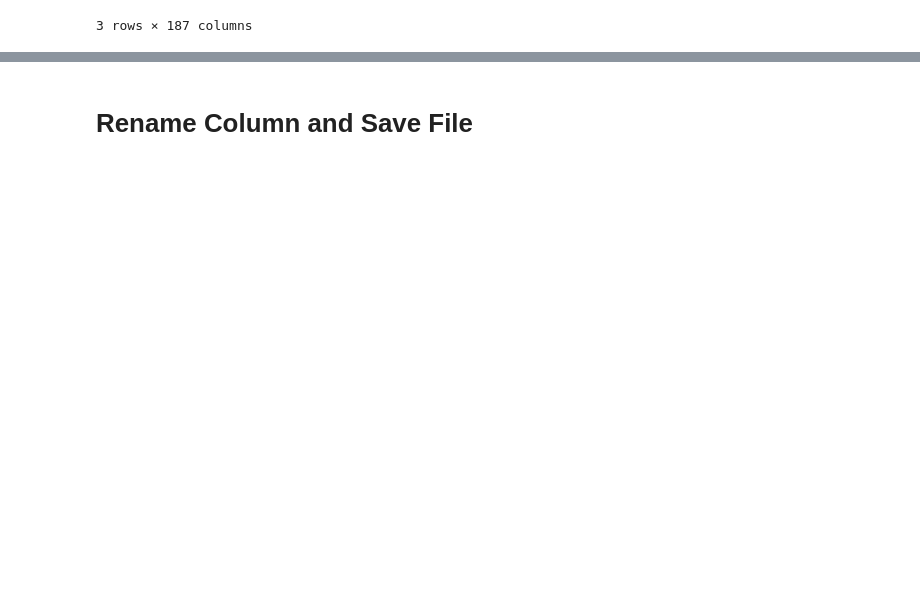
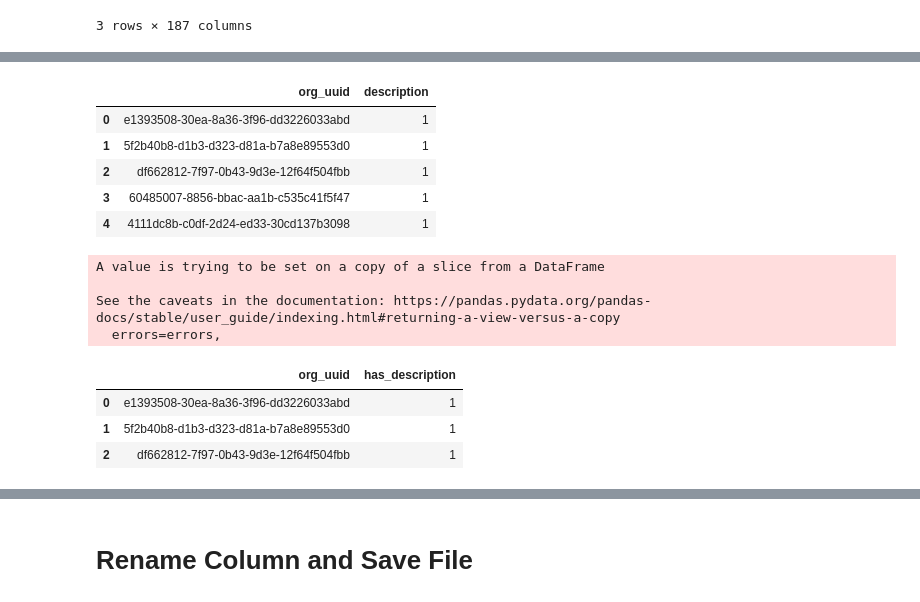
Before and after one commit to csynbiosys/dissertations-2021-info, a Jupyter notebook: rahim_ghani_predict/features-development-network.ipynb, the cells around one changed output, grey strips where cells are left out. Saved outputs shown, nothing was run; the diff lists cells and outputs as text; code cells hidden in the pictures; blank space fills up the shorter version.

```diff
--- a/rahim_ghani_predict/features-development-network.ipynb
+++ b/rahim_ghani_predict/features-development-network.ipynb
@@ -244,0 +236,5 @@ main_processing_df_v2.head(3)
+# %%
+org_processing_df = org_ori_df[['org_uuid','description']]
+# %%
+org_processing_df['description'][org_processing_df['description'].notnull()] = 1
+org_processing_df['description'].fillna(0,inplace=True)
@@ -244,0 +250,23 @@ main_processing_df_v2.head(3)
+# %%
+org_processing_df.head(5)
+# %% [output]
+|  | org_uuid | description |
+| 0 | e1393508-30ea-8a36-3f96-dd3226033abd | 1 |
+| 1 | 5f2b40b8-d1b3-d323-d81a-b7a8e89553d0 | 1 |
+| 2 | df662812-7f97-0b43-9d3e-12f64f504fbb | 1 |
+| 3 | 60485007-8856-bbac-aa1b-c535c41f5f47 | 1 |
+| 4 | 4111dc8b-c0df-2d24-ed33-30cd137b3098 | 1 |
+# %%
+org_processing_df.rename(columns={'description':'has_description'},inplace=True)
+# %% [output]
+A value is trying to be set on a copy of a slice from a DataFrame
+
+See the caveats in the documentation: https://pandas.pydata.org/pandas-docs/stable/user_guide/indexing.html#returning-a-view-versus-a-copy
+  errors=errors,
+# %%
+org_processing_df.head(3)
+# %% [output]
+|  | org_uuid | has_description |
+| 0 | e1393508-30ea-8a36-3f96-dd3226033abd | 1 |
+| 1 | 5f2b40b8-d1b3-d323-d81a-b7a8e89553d0 | 1 |
+| 2 | df662812-7f97-0b43-9d3e-12f64f504fbb | 1 |
```
Also changed, not shown: parts of 11 cells of this notebook, 10 other files.
